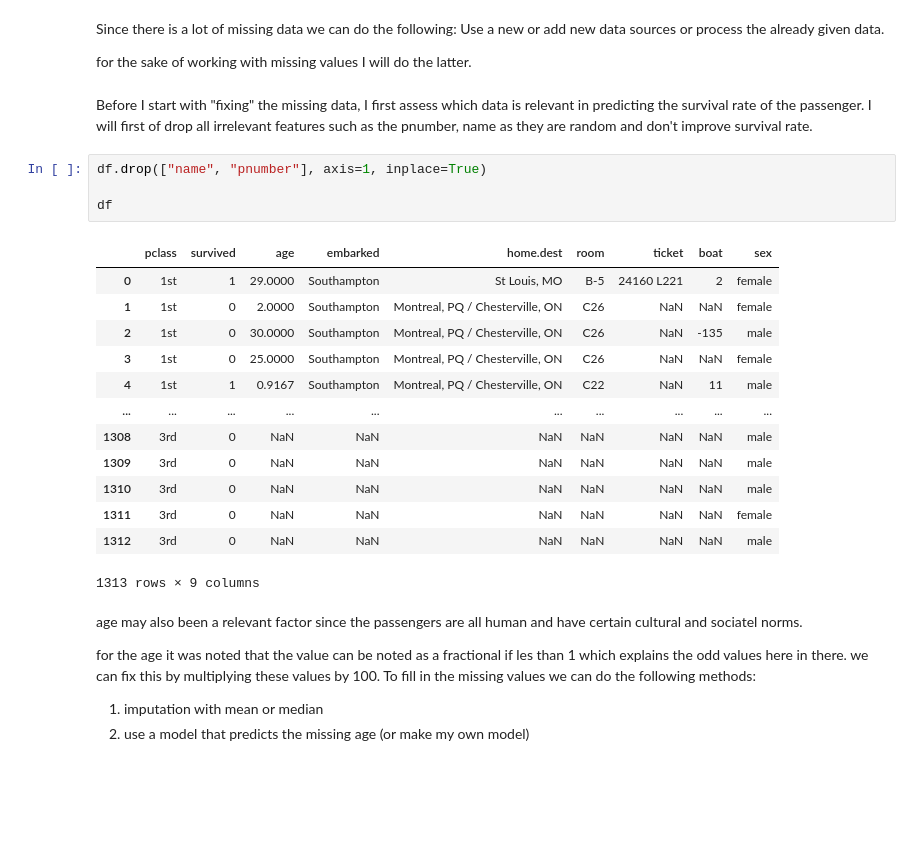
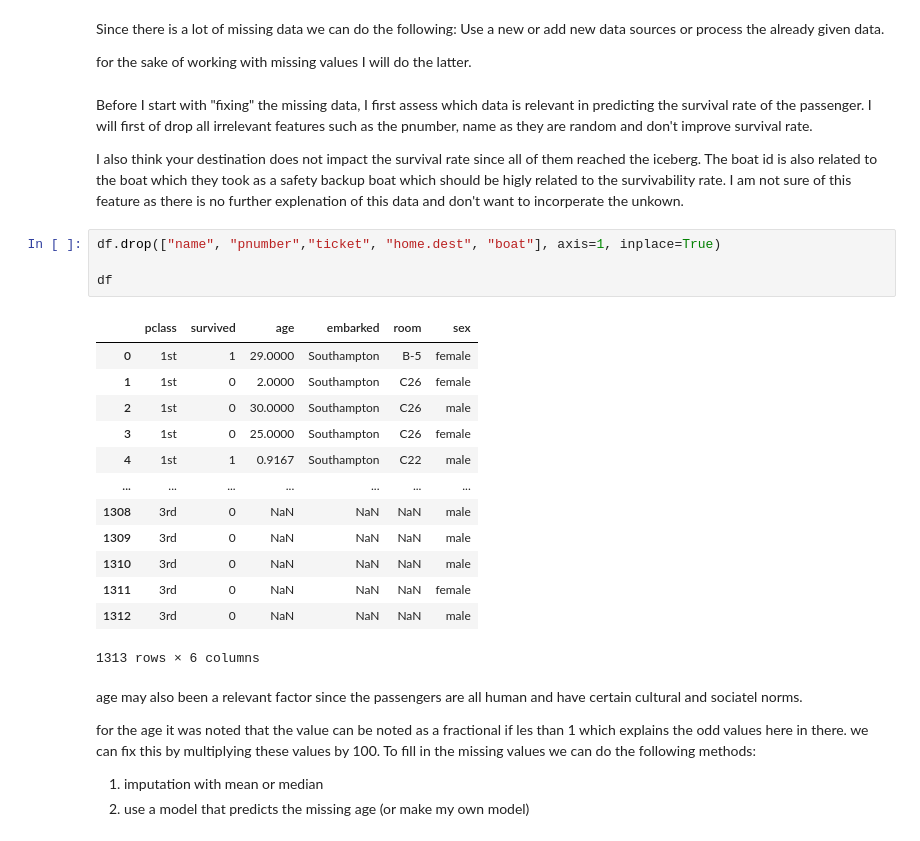
Before and after one commit to kerimcanguney/AI-Exercises, a Jupyter notebook: titanic/titanic 2.ipynb, the cells around one changed output. Saved outputs shown, nothing was run; the diff lists cells and outputs as text; blank space fills up the shorter version.

```diff
--- a/titanic/titanic 2.ipynb
+++ b/titanic/titanic 2.ipynb
@@ -65,24 +67,26 @@ Since there is a lot of missing data we can do the following: Use a new or add n
 for the sake of working with missing values I will do the latter.
 # %% [markdown]
 Before I start with "fixing" the missing data, I first assess which data is relevant in predicting the survival rate of the passenger. I will first of drop all irrelevant features such as the pnumber, name as they are random and don't improve survival rate.
+
+I also think your destination does not impact the survival rate since all of them reached the iceberg. The boat id is also related to the boat which they took as a safety backup boat which should be higly related to the survivability rate. I am not sure of this feature as there is no further explenation of this data and don't want to incorperate the unkown.
 # %%
-df.drop(["name", "pnumber"], axis=1, inplace=True)
+df.drop(["name", "pnumber","ticket", "home.dest", "boat"], axis=1, inplace=True)
 
 df
 # %% [output]
-|  | pclass | survived | age | embarked | home.dest | room | ticket | boat | sex |
-| 0 | 1st | 1 | 29.0000 | Southampton | St Louis, MO | B-5 | 24160 L221 | 2 | female |
-| 1 | 1st | 0 | 2.0000 | Southampton | Montreal, PQ / Chesterville, ON | C26 | NaN | NaN | female |
-| 2 | 1st | 0 | 30.0000 | Southampton | Montreal, PQ / Chesterville, ON | C26 | NaN | -135 | male |
-| 3 | 1st | 0 | 25.0000 | Southampton | Montreal, PQ / Chesterville, ON | C26 | NaN | NaN | female |
-| 4 | 1st | 1 | 0.9167 | Southampton | Montreal, PQ / Chesterville, ON | C22 | NaN | 11 | male |
-| ... | ... | ... | ... | ... | ... | ... | ... | ... | ... |
-| 1308 | 3rd | 0 | NaN | NaN | NaN | NaN | NaN | NaN | male |
-| 1309 | 3rd | 0 | NaN | NaN | NaN | NaN | NaN | NaN | male |
-| 1310 | 3rd | 0 | NaN | NaN | NaN | NaN | NaN | NaN | male |
-| 1311 | 3rd | 0 | NaN | NaN | NaN | NaN | NaN | NaN | female |
-| 1312 | 3rd | 0 | NaN | NaN | NaN | NaN | NaN | NaN | male |
+|  | pclass | survived | age | embarked | room | sex |
+| 0 | 1st | 1 | 29.0000 | Southampton | B-5 | female |
+| 1 | 1st | 0 | 2.0000 | Southampton | C26 | female |
+| 2 | 1st | 0 | 30.0000 | Southampton | C26 | male |
+| 3 | 1st | 0 | 25.0000 | Southampton | C26 | female |
+| 4 | 1st | 1 | 0.9167 | Southampton | C22 | male |
+| ... | ... | ... | ... | ... | ... | ... |
+| 1308 | 3rd | 0 | NaN | NaN | NaN | male |
+| 1309 | 3rd | 0 | NaN | NaN | NaN | male |
+| 1310 | 3rd | 0 | NaN | NaN | NaN | male |
+| 1311 | 3rd | 0 | NaN | NaN | NaN | female |
+| 1312 | 3rd | 0 | NaN | NaN | NaN | male |
-1313 rows × 9 columns
+1313 rows × 6 columns
 # %% [markdown]
 age may also been a relevant factor since the passengers are all human and have certain cultural and sociatel norms.
 
```
Also changed, not shown: parts of 14 cells of this notebook.
